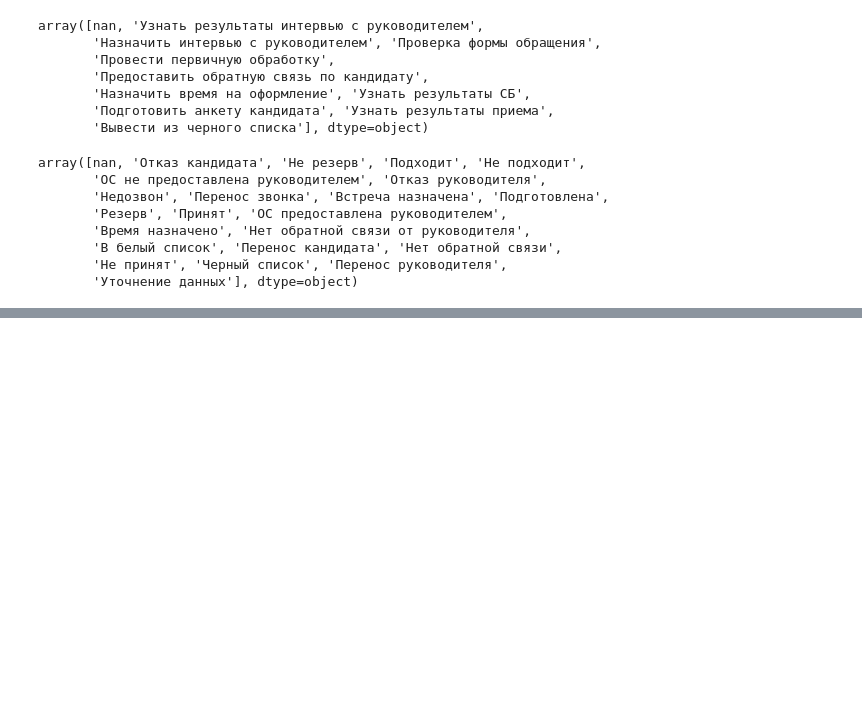
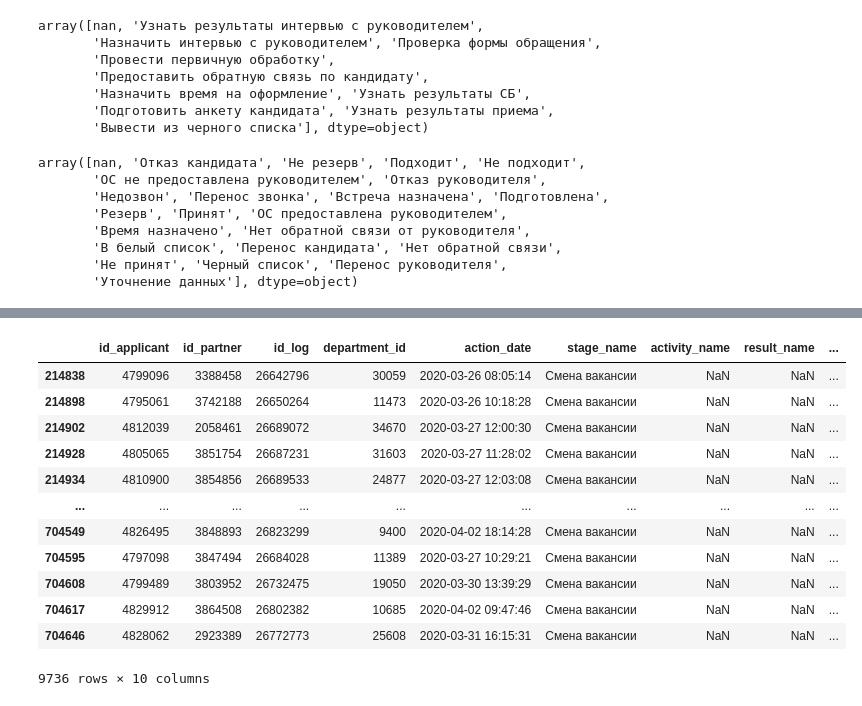
Before and after one commit to Timkasyan/NIR_group_1, a Jupyter notebook: nir_project.ipynb, the cells around one changed output, grey strips where cells are left out. Drawn from its saved outputs; the diff is of its cells as text; code cells hidden in the pictures; blank space fills up the shorter version.

```diff
--- a/nir_project.ipynb
+++ b/nir_project.ipynb
@@ -415,0 +339,16 @@ df[df['id_applicant'] == 4811435].drop(['id_log', 'is_active_action', 'is_open_a
+# %%
+df[(df['stage_name'] == 'Смена вакансии')]
+# %% [output]
+|  | id_applicant | id_partner | id_log | department_id | action_date | stage_name | activity_name | result_name | ... |
+| 214838 | 4799096 | 3388458 | 26642796 | 30059 | 2020-03-26 08:05:14 | Смена вакансии | NaN | NaN | ... |
+| 214898 | 4795061 | 3742188 | 26650264 | 11473 | 2020-03-26 10:18:28 | Смена вакансии | NaN | NaN | ... |
+| 214902 | 4812039 | 2058461 | 26689072 | 34670 | 2020-03-27 12:00:30 | Смена вакансии | NaN | NaN | ... |
+| 214928 | 4805065 | 3851754 | 26687231 | 31603 | 2020-03-27 11:28:02 | Смена вакансии | NaN | NaN | ... |
+| 214934 | 4810900 | 3854856 | 26689533 | 24877 | 2020-03-27 12:03:08 | Смена вакансии | NaN | NaN | ... |
+| ... | ... | ... | ... | ... | ... | ... | ... | ... | ... |
+| 704549 | 4826495 | 3848893 | 26823299 | 9400 | 2020-04-02 18:14:28 | Смена вакансии | NaN | NaN | ... |
+| 704595 | 4797098 | 3847494 | 26684028 | 11389 | 2020-03-27 10:29:21 | Смена вакансии | NaN | NaN | ... |
+| 704608 | 4799489 | 3803952 | 26732475 | 19050 | 2020-03-30 13:39:29 | Смена вакансии | NaN | NaN | ... |
+| 704617 | 4829912 | 3864508 | 26802382 | 10685 | 2020-04-02 09:47:46 | Смена вакансии | NaN | NaN | ... |
+| 704646 | 4828062 | 2923389 | 26772773 | 25608 | 2020-03-31 16:15:31 | Смена вакансии | NaN | NaN | ... |
+9736 rows × 10 columns
```
Also changed, not shown: parts of 85 cells of this notebook, 3 other files.
